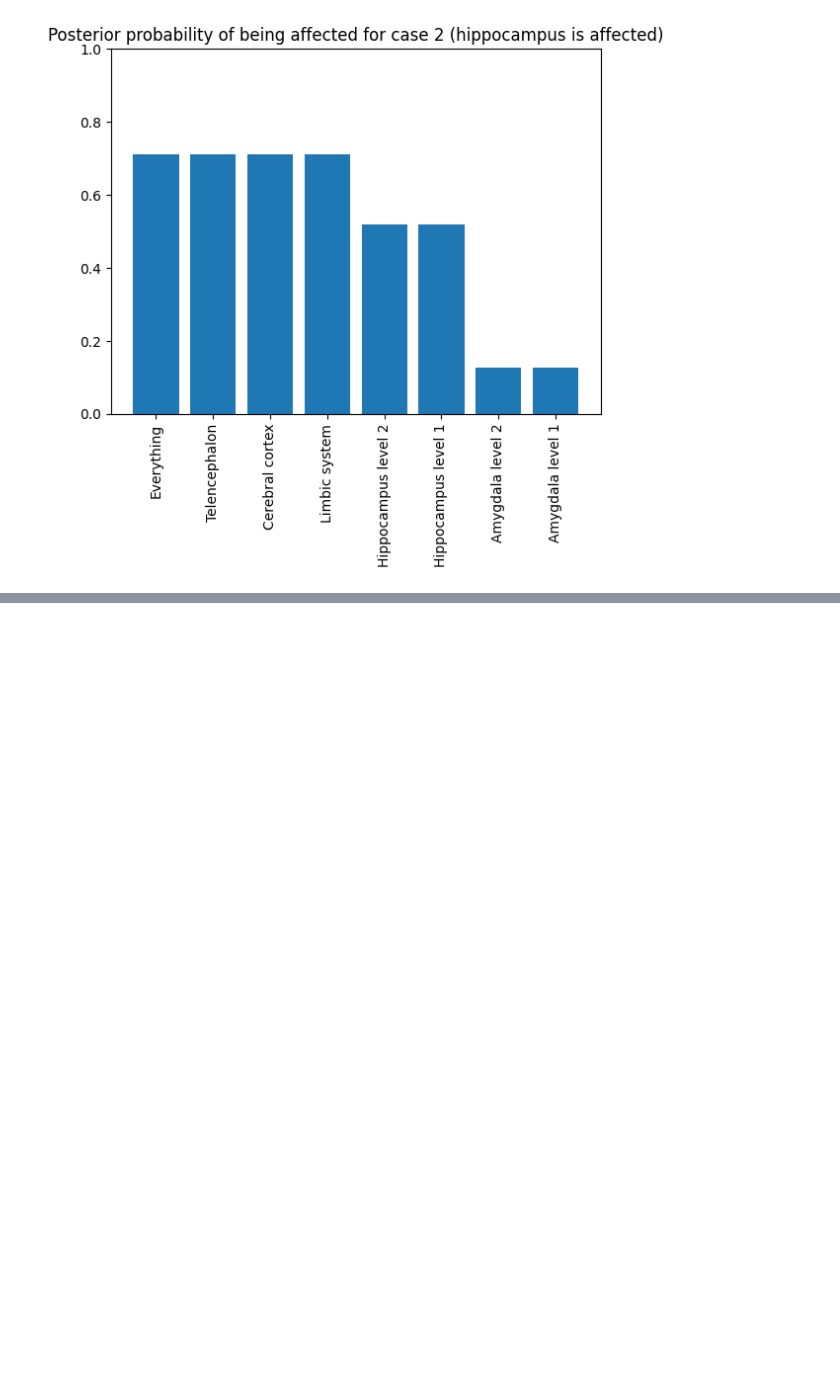
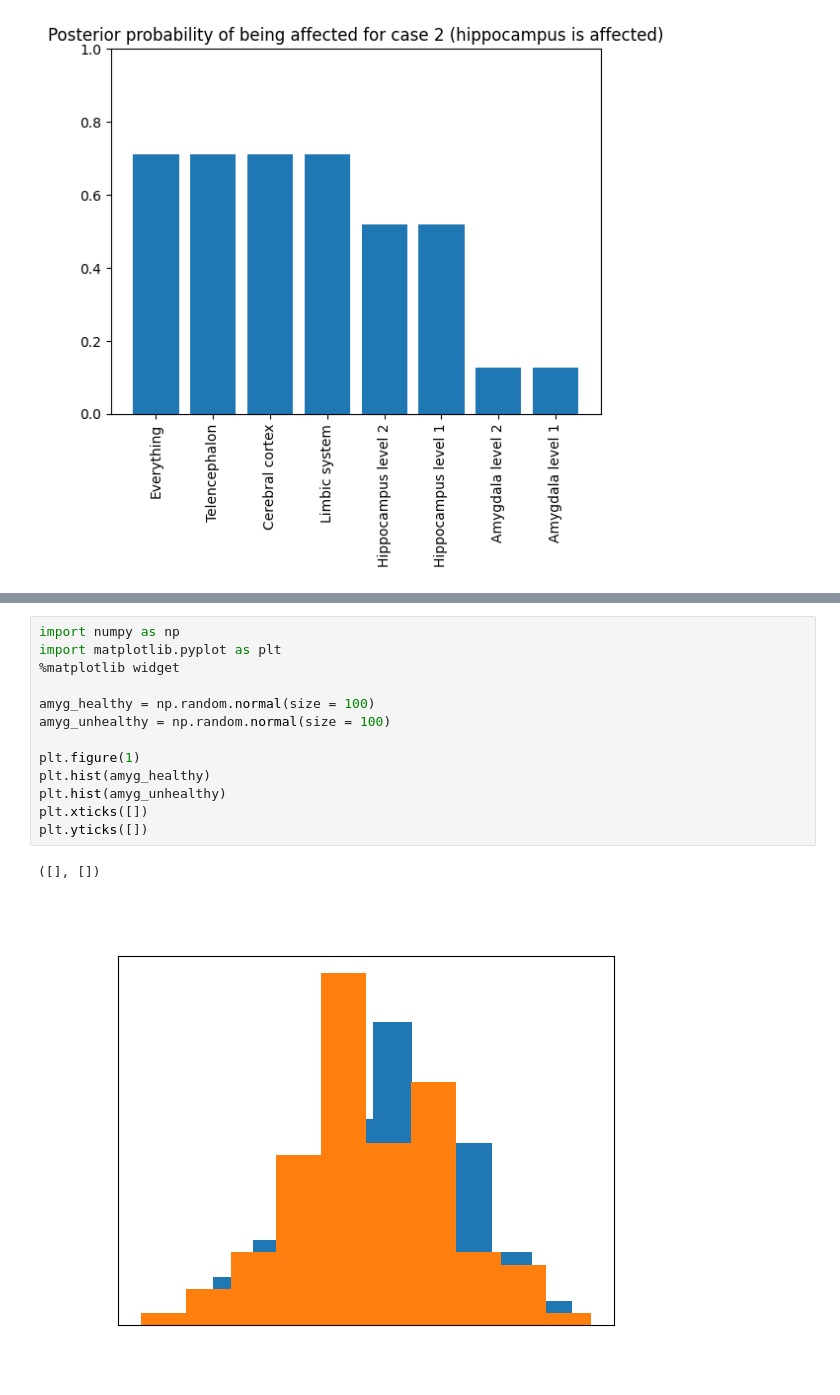
Before and after one commit to paige-lee/ontology_fwer, a Jupyter notebook: Code for real data/Drawing_Brain_Structures.ipynb, the cells around one changed output, grey strips where cells are left out. Saved outputs shown, nothing was run; the diff lists cells and outputs as text; blank space fills up the shorter version.

```diff
--- a/Code for real data/Drawing_Brain_Structures.ipynb
+++ b/Code for real data/Drawing_Brain_Structures.ipynb
@@ -344,0 +363,16 @@ Text(0.5, 1.0, 'Posterior probability of being affected for case 2 (hippocampus
+# %%
+import numpy as np
+import matplotlib.pyplot as plt
+%matplotlib widget
+
+amyg_healthy = np.random.normal(size = 100)
+amyg_unhealthy = np.random.normal(size = 100)
+
+plt.figure(1)
+plt.hist(amyg_healthy)
+plt.hist(amyg_unhealthy)
+plt.xticks([])
+plt.yticks([])
+# %% [output]
+([], [])
+[figure, added]
```
Also changed, not shown: parts of 3 cells of this notebook, 4 other files.
